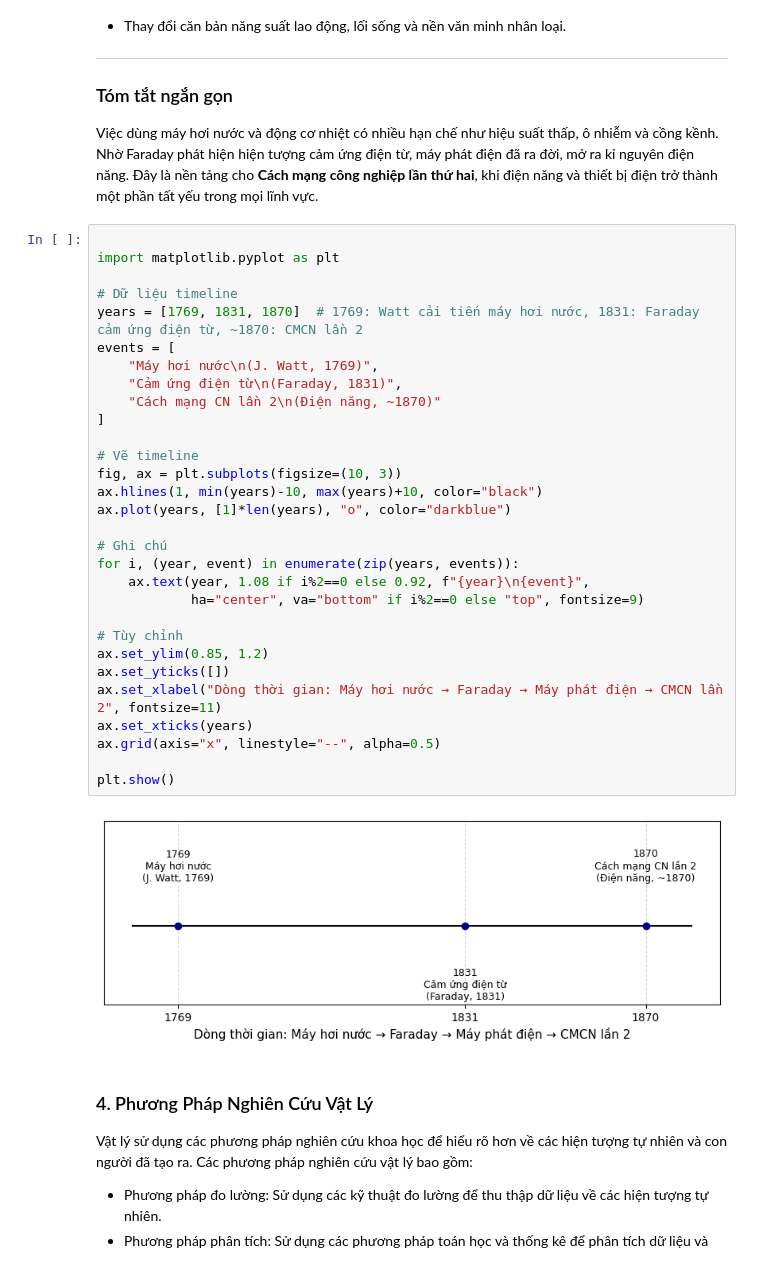
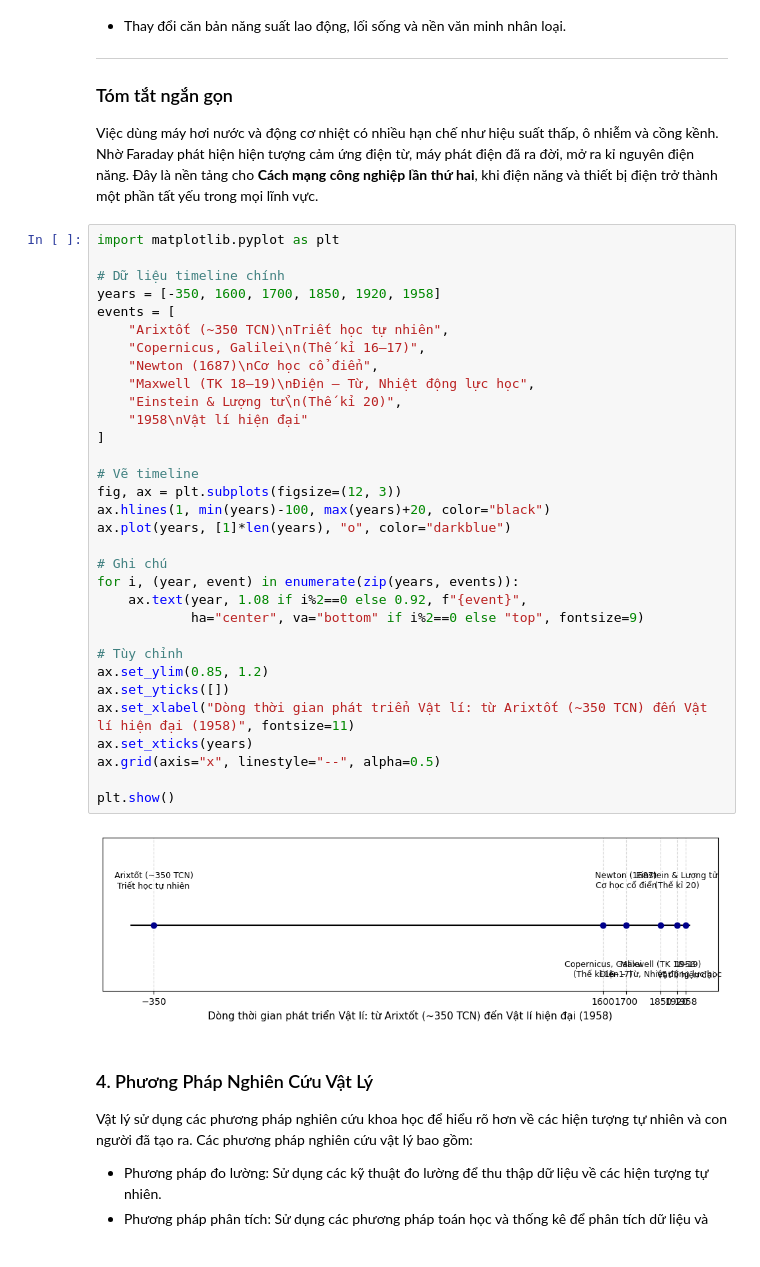
Before and after one commit to aerovfx/AeroPhysic, a Jupyter notebook: ch01/01_Mở_đầu/b1_lamquenvoivatli.ipynb, the cells around one changed output. Cells and saved outputs as stored; diff of their text form.

Commit message:
them timeline tooltip

```diff
--- a/ch01/01_Mở_đầu/b1_lamquenvoivatli.ipynb
+++ b/ch01/01_Mở_đầu/b1_lamquenvoivatli.ipynb
@@ -176,37 +160,39 @@ Vai trò của vật lý bao gồm:
 ### Tóm tắt ngắn gọn
 Việc dùng máy hơi nước và động cơ nhiệt có nhiều hạn chế như hiệu suất thấp, ô nhiễm và cồng kềnh. Nhờ Faraday phát hiện hiện tượng cảm ứng điện từ, máy phát điện đã ra đời, mở ra kỉ nguyên điện năng. Đây là nền tảng cho **Cách mạng công nghiệp lần thứ hai**, khi điện năng và thiết bị điện trở thành một phần tất yếu trong mọi lĩnh vực.
 # %%
-
 import matplotlib.pyplot as plt
 
-# Dữ liệu timeline
-years = [1769, 1831, 1870]  # 1769: Watt cải tiến máy hơi nước, 1831: Faraday cảm ứng điện từ, ~1870: CMCN lần 2
+# Dữ liệu timeline chính
+years = [-350, 1600, 1700, 1850, 1920, 1958]
 events = [
-    "Máy hơi nước\n(J. Watt, 1769)",
-    "Cảm ứng điện từ\n(Faraday, 1831)",
-    "Cách mạng CN lần 2\n(Điện năng, ~1870)"
+    "Arixtốt (~350 TCN)\nTriết học tự nhiên",
+    "Copernicus, Galilei\n(Thế kỉ 16–17)",
+    "Newton (1687)\nCơ học cổ điển",
+    "Maxwell (TK 18–19)\nĐiện – Từ, Nhiệt động lực học",
+    "Einstein & Lượng tử\n(Thế kỉ 20)",
+    "1958\nVật lí hiện đại"
 ]
 
 # Vẽ timeline
-fig, ax = plt.subplots(figsize=(10, 3))
-ax.hlines(1, min(years)-10, max(years)+10, color="black")
+fig, ax = plt.subplots(figsize=(12, 3))
+ax.hlines(1, min(years)-100, max(years)+20, color="black")
 ax.plot(years, [1]*len(years), "o", color="darkblue")
 
 # Ghi chú
 for i, (year, event) in enumerate(zip(years, events)):
-    ax.text(year, 1.08 if i%2==0 else 0.92, f"{year}\n{event}",
+    ax.text(year, 1.08 if i%2==0 else 0.92, f"{event}",
             ha="center", va="bottom" if i%2==0 else "top", fontsize=9)
 
 # Tùy chỉnh
 ax.set_ylim(0.85, 1.2)
 ax.set_yticks([])
-ax.set_xlabel("Dòng thời gian: Máy hơi nước → Faraday → Máy phát điện → CMCN lần 2", fontsize=11)
+ax.set_xlabel("Dòng thời gian phát triển Vật lí: từ Arixtốt (~350 TCN) đến Vật lí hiện đại (1958)", fontsize=11)
 ax.set_xticks(years)
 ax.grid(axis="x", linestyle="--", alpha=0.5)
 
 plt.show()
 # %% [output]
-[figure, old version]
+[figure, new version]
 # %% [markdown]
 
 ### 4. Phương Pháp Nghiên Cứu Vật Lý
```
Also changed, not shown: parts of 3 cells of this notebook.
